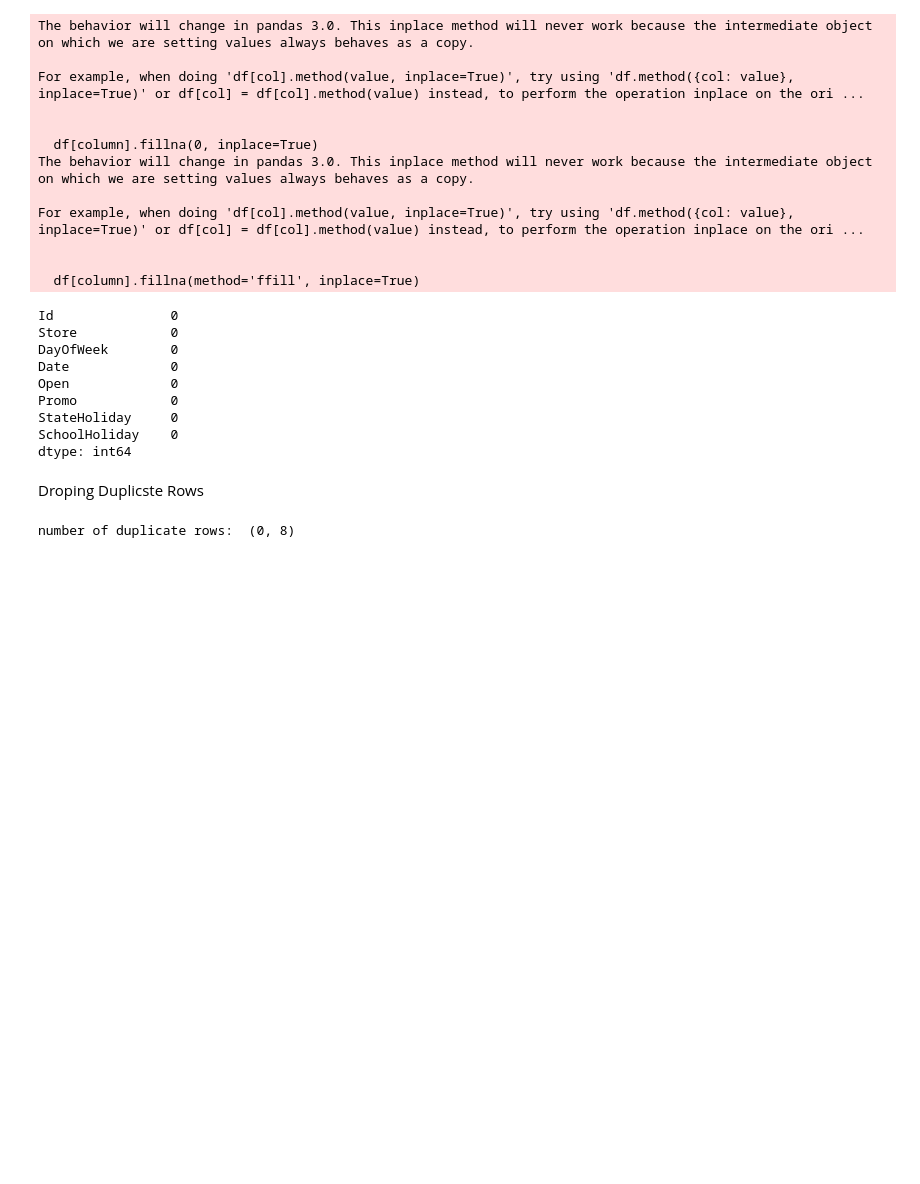
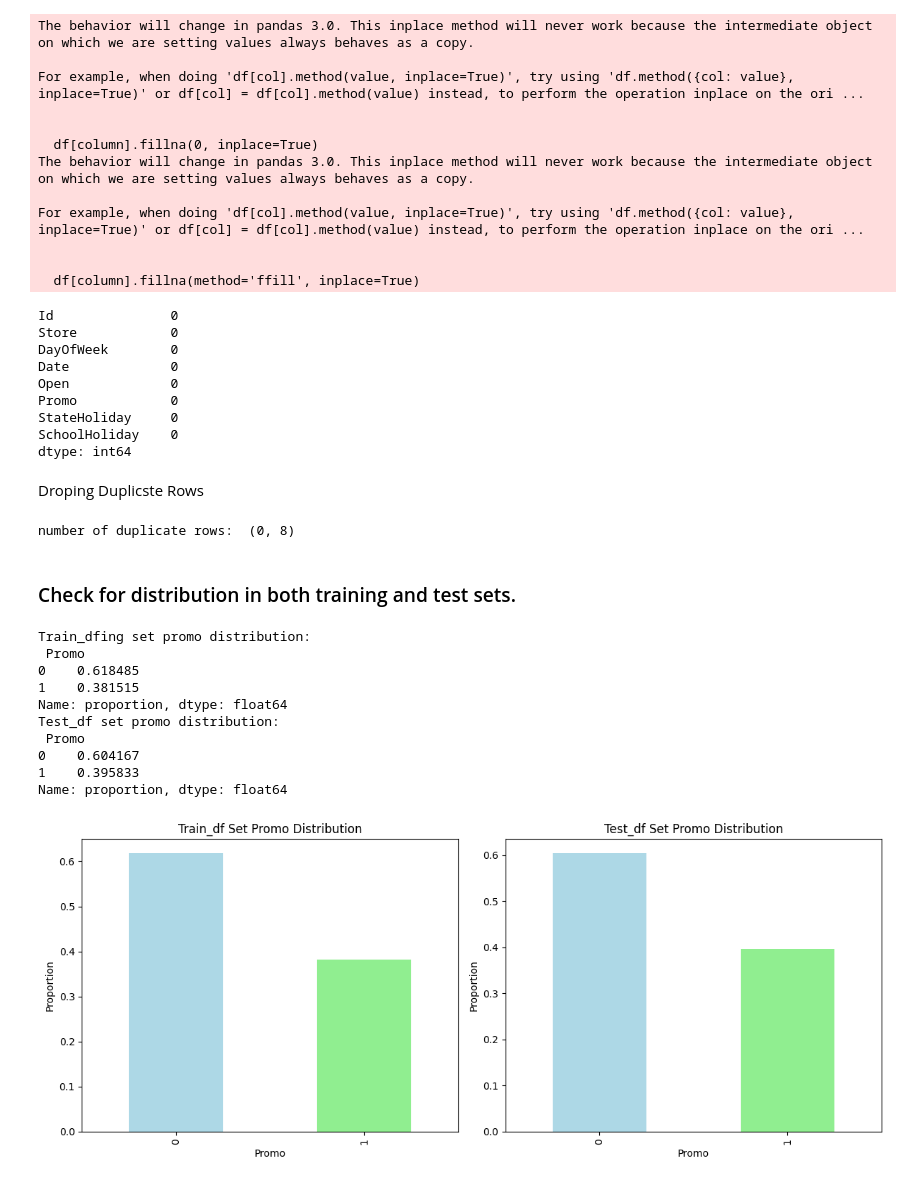
Before and after one commit to Leulseged-Mesfin/Pharmaceuticals, a Jupyter notebook: notbooks/EDA.ipynb, the cells around one changed output. Cells and saved outputs as stored; diff of their text form; code cells hidden in the pictures; blank space fills up the shorter version.

```diff
--- a/notbooks/EDA.ipynb
+++ b/notbooks/EDA.ipynb
@@ -283,3 +283,43 @@ duplicate_rows_df = test_df[test_df.duplicated()]
 print("number of duplicate rows: ", duplicate_rows_df.shape)
 # %% [output]
 number of duplicate rows:  (0, 8)
+# %% [markdown]
+### Check for distribution in both training and test sets.
+# %%
+
+# Calculate promotion distribution for train_dfing set
+train_df_promo_dist = train_df['Promo'].value_counts(normalize=True)
+
+# Calculate promotion distribution for test_df set
+test_df_promo_dist = test_df['Promo'].value_counts(normalize=True)
+
+# Print the distributions
+print("Train_dfing set promo distribution:\n", train_df_promo_dist)
+print("Test_df set promo distribution:\n", test_df_promo_dist)
+
+# Plot the distributions for visual comparison
+fig, ax = plt.subplots(1, 2, figsize=(12, 5))
+train_df['Promo'].value_counts(normalize=True).plot(kind='bar', ax=ax[0], color=['lightblue', 'lightgreen'])
+ax[0].set_title('Train_df Set Promo Distribution')
+ax[0].set_xlabel('Promo')
+ax[0].set_ylabel('Proportion')
+
+test_df['Promo'].value_counts(normalize=True).plot(kind='bar', ax=ax[1], color=['lightblue', 'lightgreen'])
+ax[1].set_title('Test_df Set Promo Distribution')
+ax[1].set_xlabel('Promo')
+ax[1].set_ylabel('Proportion')
+
+plt.tight_layout()
+plt.show()
+# %% [output]
+Train_dfing set promo distribution:
+ Promo
+0    0.618485
+1    0.381515
+Name: proportion, dtype: float64
+Test_df set promo distribution:
+ Promo
+0    0.604167
+1    0.395833
+Name: proportion, dtype: float64
+[figure, added]
```
Also changed, not shown: parts of 16 cells of this notebook.
